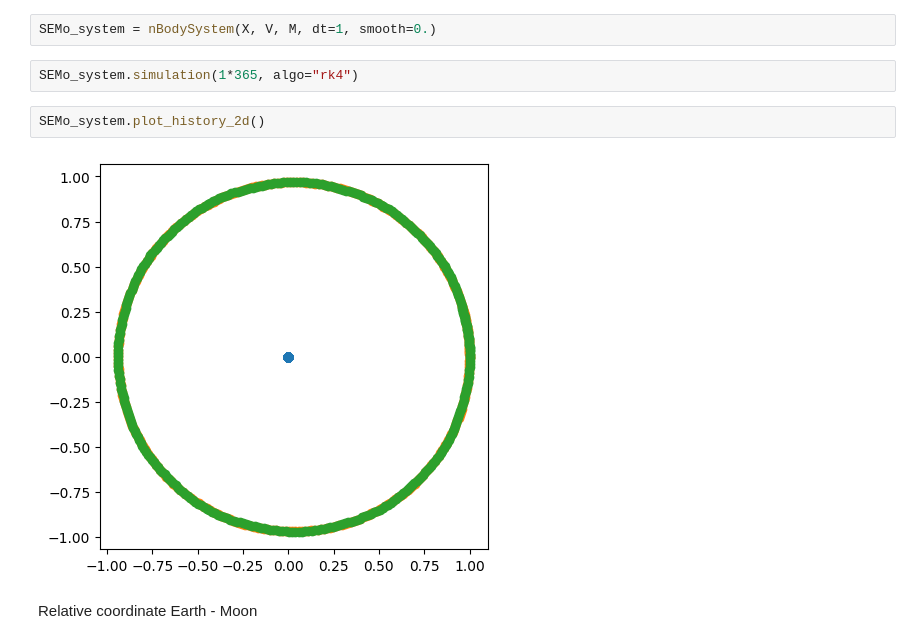
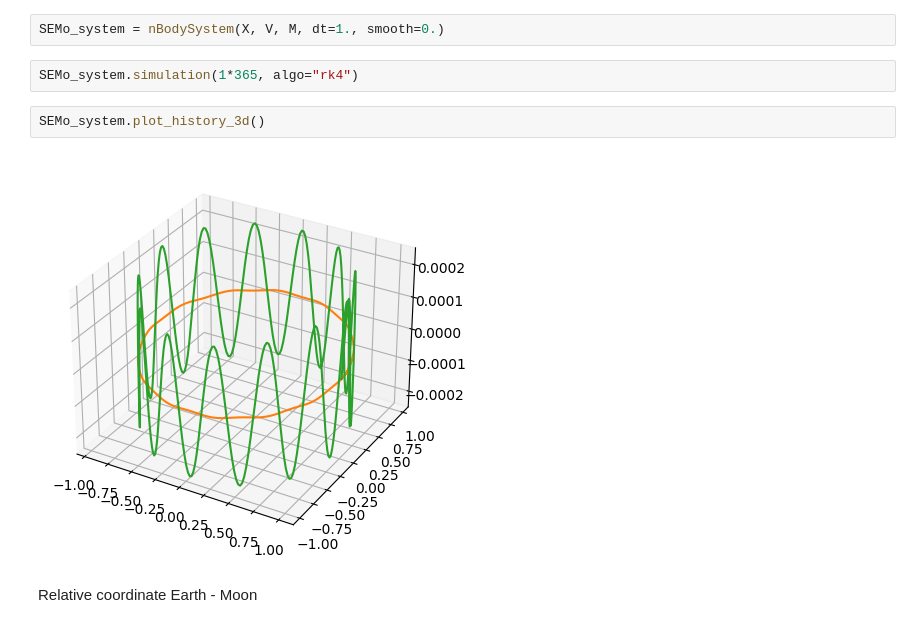
Before and after one commit to JannisZeller/stellarflow, a Jupyter notebook: notebooks/000-testing-stellarflow-system.ipynb, the cells around one changed output. Saved outputs shown, nothing was run; the diff lists cells and outputs as text.

```diff
--- a/notebooks/000-testing-stellarflow-system.ipynb
+++ b/notebooks/000-testing-stellarflow-system.ipynb
@@ -165,13 +166,13 @@ M = np.array([
     3.0025e-6 / 81.3   # Moon
 ])
 # %%
-SEMo_system = nBodySystem(X, V, M, dt=1, smooth=0.)
+SEMo_system = nBodySystem(X, V, M, dt=1., smooth=0.)
 # %%
 SEMo_system.simulation(1*365, algo="rk4")
 # %%
-SEMo_system.plot_history_2d()
+SEMo_system.plot_history_3d()
 # %% [output]
-[figure, old version]
+[figure, new version]
 # %% [markdown]
 Relative coordinate Earth - Moon
 # %%
```
Also changed, not shown: parts of 4 cells of this notebook.
